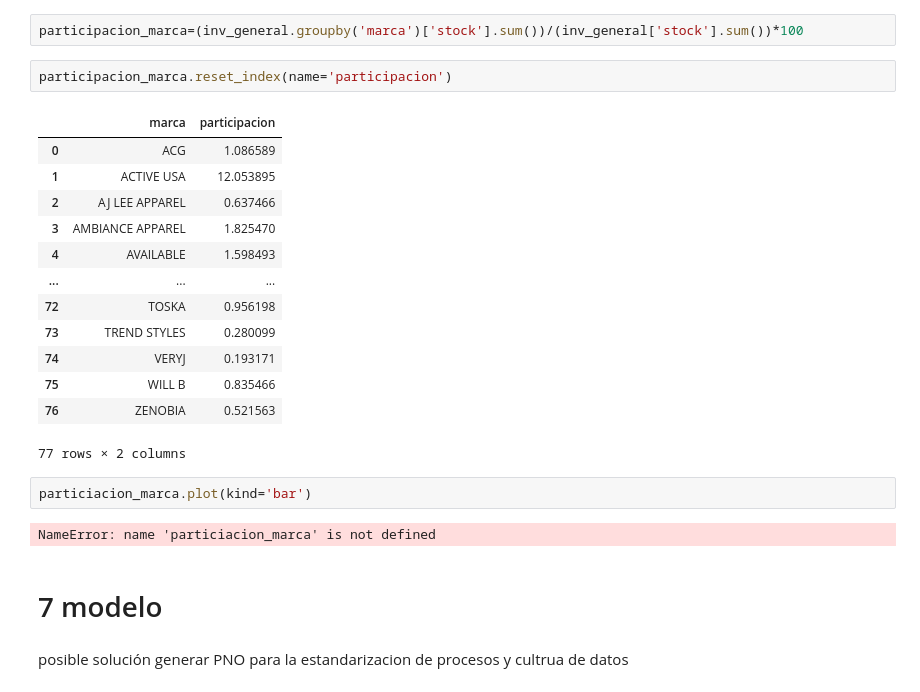
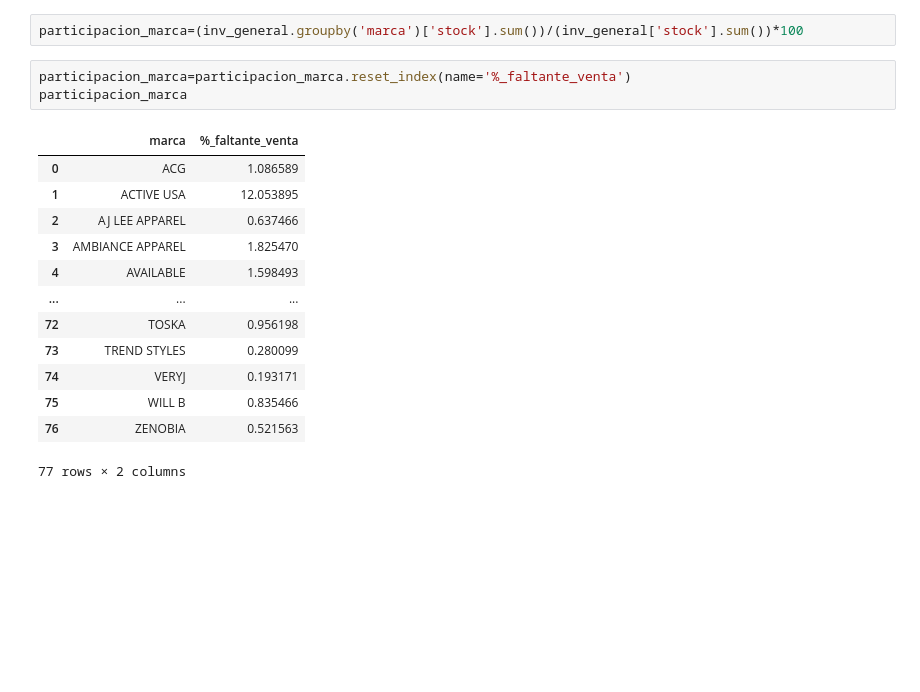
Before and after one commit to Adrian-estrada-chavez/clothing-sales-roi-analysis, a Jupyter notebook: notebooks/Clothing_sales_roi_analysis.ipynb, the cells around one changed output. Saved outputs shown, nothing was run; the diff lists cells and outputs as text; blank space fills up the shorter version.

```diff
--- a/notebooks/Clothing_sales_roi_analysis.ipynb
+++ b/notebooks/Clothing_sales_roi_analysis.ipynb
@@ -938,9 +947,10 @@ la tabla de arriba dice cuanto porcentaje hacen falta de vender para que se vend
 # %%
 participacion_marca=(inv_general.groupby('marca')['stock'].sum())/(inv_general['stock'].sum())*100
 # %%
-participacion_marca.reset_index(name='participacion')
+participacion_marca=participacion_marca.reset_index(name='%_faltante_venta')
+participacion_marca
 # %% [output]
-|  | marca | participacion |
+|  | marca | %_faltante_venta |
 | 0 | ACG | 1.086589 |
 | 1 | ACTIVE USA | 12.053895 |
 | 2 | AJ LEE APPAREL | 0.637466 |
@@ -953,12 +963,3 @@ participacion_marca.reset_index(name='participacion')
 | 75 | WILL B | 0.835466 |
 | 76 | ZENOBIA | 0.521563 |
 77 rows × 2 columns
-# %%
-particiacion_marca.plot(kind='bar')
-# %% [output]
-NameError: name 'particiacion_marca' is not defined
-# %% [markdown]
-# 7 modelo
-# %% [markdown]
-posible solución generar PNO para la estandarizacion de procesos
-y cultrua de datos
```
Also changed, not shown: parts of 19 cells of this notebook.
